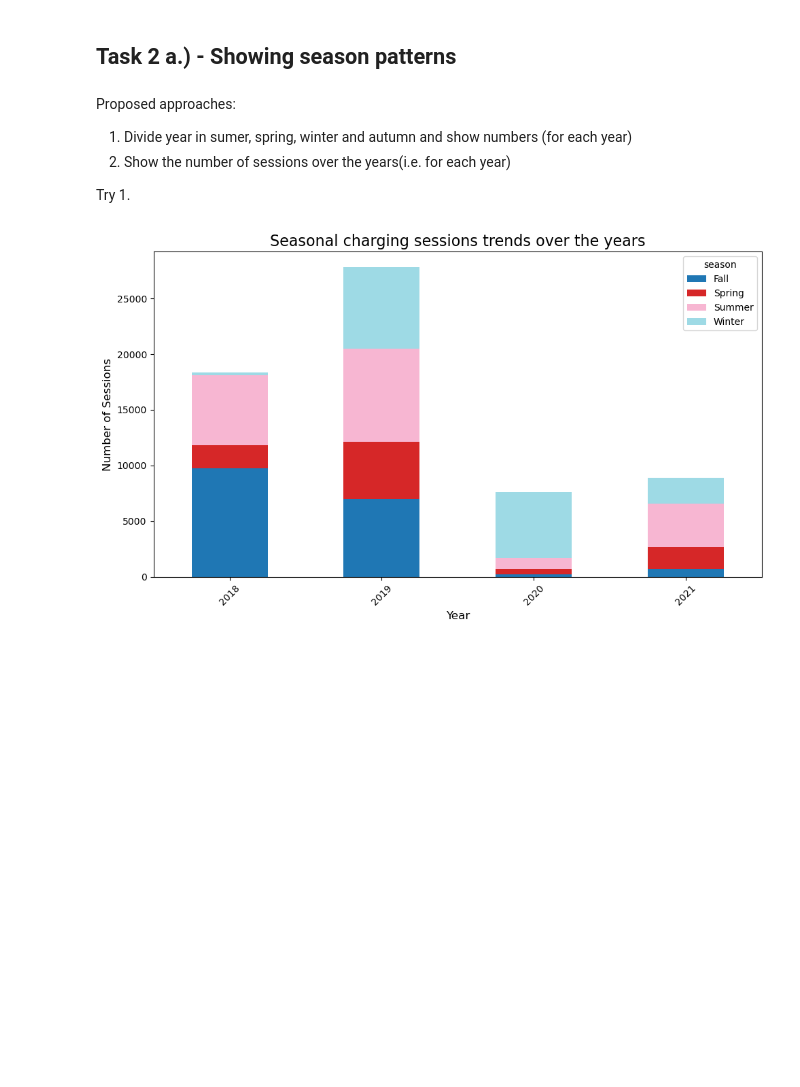
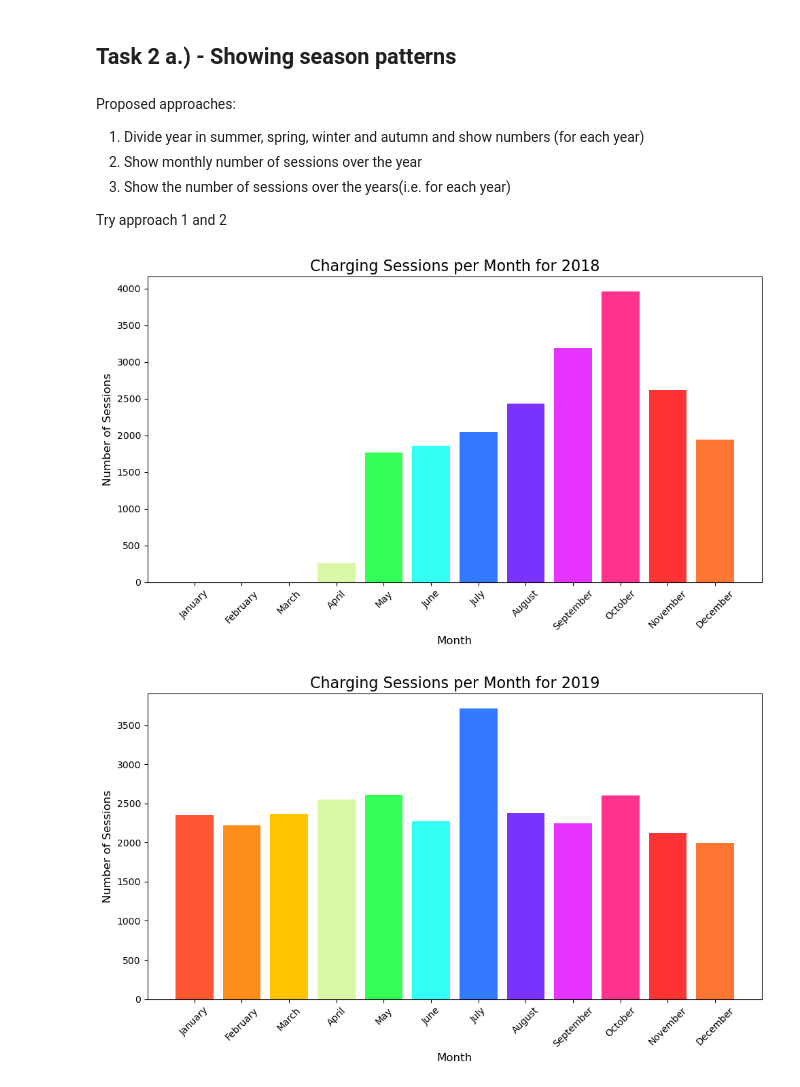
Before and after one commit to Vigro08/AA-Team-Assignment, a Jupyter notebook: Descriptive_Analysis.ipynb, the cells around one changed output. Drawn from its saved outputs; the diff is of its cells as text; code cells hidden in the pictures; blank space fills up the shorter version.

```diff
--- a/Descriptive_Analysis.ipynb
+++ b/Descriptive_Analysis.ipynb
@@ -185,12 +186,14 @@ for index, row in charging.iterrows():
 
         yearly_weekday_counts[year][weekday] += 1
 
-weekday_order = ['Monday', 'Tuesday', 'Wednesday', 'Thursday', 'Friday', 'Saturday', 'Sunday']
+weekdays = ['Monday', 'Tuesday', 'Wednesday', 'Thursday', 'Friday', 'Saturday', 'Sunday']
+
+colors = ['#FF5733', '#FFC300', '#DAF7A6', '#33FF57', '#33FFF5', '#3357FF', '#FF33B5']
+
 
 for year, counts in yearly_weekday_counts.items():
     plt.figure(figsize=(8, 6))
-    plt.bar(counts.keys(), counts.values(), color='skyblue')  # Use raw counts
-
+    plt.bar(weekdays, counts.values(), color=colors)
     plt.title(f'Charging Sessions per Weekday for {year}', fontsize=16)
     plt.xlabel('Weekday', fontsize=12)
     plt.ylabel('Number of Sessions', fontsize=12)
@@ -211,41 +214,75 @@ Regardless of the which approach, we can clearly see that the **peak days are tu
 <h2> Task 2 a.) - Showing season patterns
 # %% [markdown]
 Proposed approaches:
-1. Divide year in sumer, spring, winter and autumn and show numbers (for each year)
-2. Show the number of sessions over the years(i.e. for each year)
+1. Divide year in summer, spring, winter and autumn and show numbers (for each year)
+2. Show monthly number of sessions over the year
+3. Show the number of sessions over the years(i.e. for each year)
 
-
-Try 1.
+Try approach 1 and 2
 # %%
-# Function to determine the season based on date
+import pandas as pd
+import matplotlib.pyplot as plt
+import calendar
+
+
+# Approach 1
+''''
 def get_season(date):
     if (date.month == 12 and date.day >= 21) or (date.month <= 3 and date.month >= 1):
         return 'Winter'
     elif 3 <= date.month <= 5:
         return 'Spring'
     elif 6 <= date.month <= 8:
         return 'Summer'
     elif 9 <= date.month <= 11:
         return 'Fall'
 
-# Apply the function to the 'connectionTime' column
 charging['season'] = charging['connectionTime'].apply(get_season)
-
-# Extract the year from the connection time
 charging['year'] = charging['connectionTime'].dt.year
-
-# Group by year and season, then count the number of sessions
 seasonal_trends = charging.groupby(['year', 'season']).size().unstack(fill_value=0)
-
-# Plot the seasonal trends over the years
 seasonal_trends.plot(kind='bar', stacked=True, figsize=(10, 6), colormap='tab20')
 
 plt.title('Seasonal charging sessions trends over the years', fontsize=16)
 plt.xlabel('Year', fontsize=12)
 plt.ylabel('Number of Sessions', fontsize=12)
 plt.xticks(rotation=45)
 plt.tight_layout()
 
 plt.show()
+'''
+
+
+
+
+
+
+
+#approach 2
+charging['connectionTime'] = pd.to_datetime(charging['connectionTime'])
+
+charging['year'] = charging['connectionTime'].dt.year
+charging['month'] = charging['connectionTime'].dt.month
+
+yearly_monthly_counts = charging.groupby(['year', 'month']).size().unstack(fill_value=0)
+
+month_colors = [
+    '#FF5733', '#FF8D1A', '#FFC300', '#DAF7A6', '#33FF57',
+    '#33FFF5', '#337AFF', '#7A33FF', '#E633FF', '#FF338D',
+    '#FF3333', '#FF7733'
+]
+
+for year, counts in yearly_monthly_counts.iterrows():
+    plt.figure(figsize=(10, 6))
+    months = [calendar.month_name[i] for i in range(1, 13)]
+    plt.bar(months, counts, color=month_colors)
+
+    plt.title(f'Charging Sessions per Month for {year}', fontsize=16)
+    plt.xlabel('Month', fontsize=12)
+    plt.ylabel('Number of Sessions', fontsize=12)
+
+    plt.xticks(rotation=45)
+    plt.tight_layout()
+    plt.show()
 # %% [output]
-[figure, old version]
+[figure, new version]
+[figure, added]
```
Also changed, not shown: parts of 8 cells of this notebook, 2 other files.
